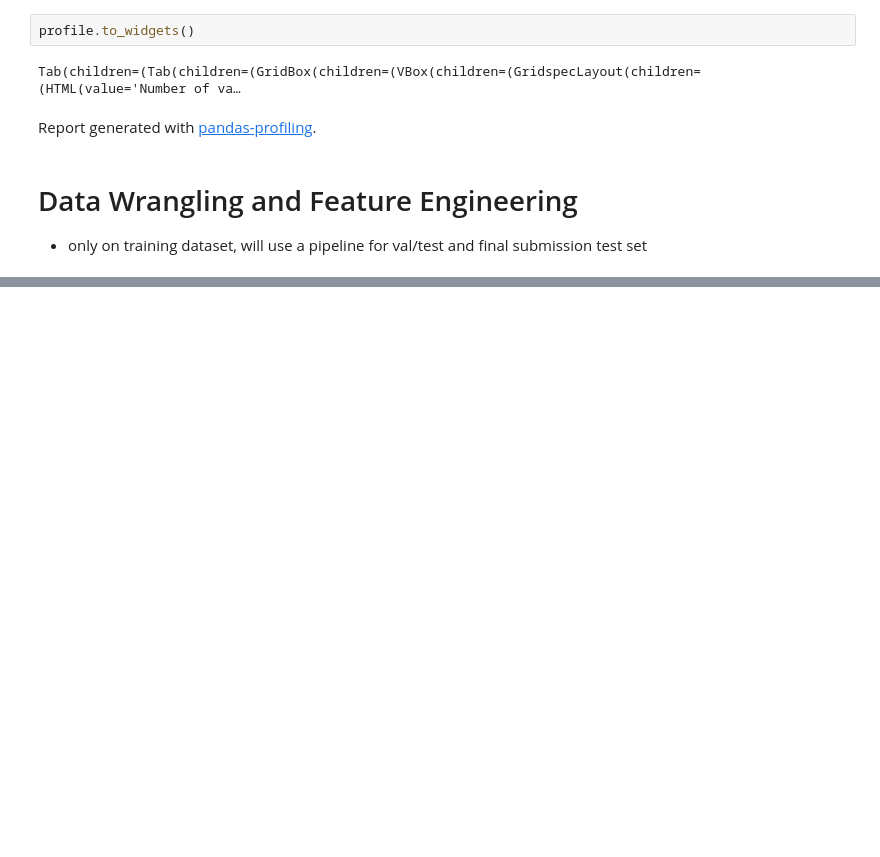
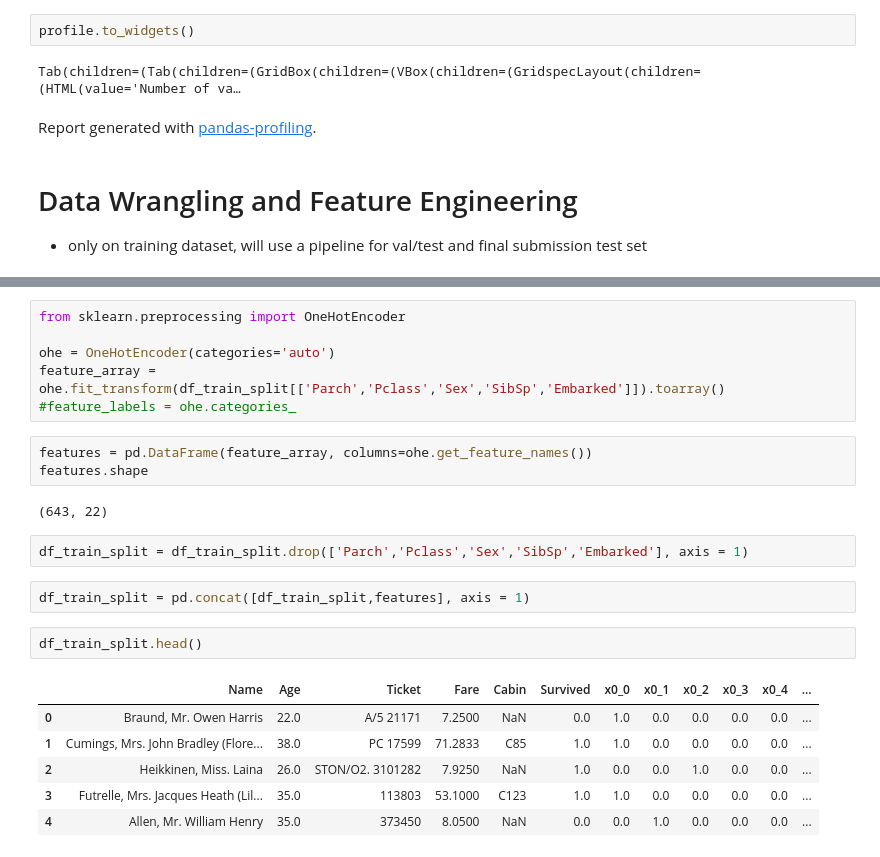
Before and after one commit to radleap/Machine-Learning-Kaggle-Titanic, a Jupyter notebook: titanic-test-20201122.ipynb, the cells around one changed output, grey strips where cells are left out. Drawn from its saved outputs; the diff is of its cells as text; blank space fills up the shorter version.

Commit message:
Updated ipynb mostly data wrangling and cleaning

```diff
--- a/titanic-test-20201122.ipynb
+++ b/titanic-test-20201122.ipynb
@@ -124 +128,25 @@ KeyError: "['PassengerId'] not found in axis"
+# %%
+from sklearn.preprocessing import OneHotEncoder
+
+ohe = OneHotEncoder(categories='auto')
+feature_array = ohe.fit_transform(df_train_split[['Parch','Pclass','Sex','SibSp','Embarked']]).toarray()
+#feature_labels = ohe.categories_
+# %%
+features = pd.DataFrame(feature_array, columns=ohe.get_feature_names())
+features.shape
+# %% [output]
+(643, 22)
+# %%
+df_train_split = df_train_split.drop(['Parch','Pclass','Sex','SibSp','Embarked'], axis = 1)
+# %%
+df_train_split = pd.concat([df_train_split,features], axis = 1)
+# %%
+df_train_split.head()
+# %% [output]
+|  | Name | Age | Ticket | Fare | Cabin | Survived | x0_0 | x0_1 | x0_2 | x0_3 | x0_4 | ... |
+| 0 | Braund, Mr. Owen Harris | 22.0 | A/5 21171 | 7.2500 | NaN | 0.0 | 1.0 | 0.0 | 0.0 | 0.0 | 0.0 | ... |
+| 1 | Cumings, Mrs. John Bradley (Flore... | 38.0 | PC 17599 | 71.2833 | C85 | 1.0 | 1.0 | 0.0 | 0.0 | 0.0 | 0.0 | ... |
+| 2 | Heikkinen, Miss. Laina | 26.0 | STON/O2. 3101282 | 7.9250 | NaN | 1.0 | 0.0 | 0.0 | 1.0 | 0.0 | 0.0 | ... |
+| 3 | Futrelle, Mrs. Jacques Heath (Lil... | 35.0 | 113803 | 53.1000 | C123 | 1.0 | 1.0 | 0.0 | 0.0 | 0.0 | 0.0 | ... |
+| 4 | Allen, Mr. William Henry | 35.0 | 373450 | 8.0500 | NaN | 0.0 | 0.0 | 1.0 | 0.0 | 0.0 | 0.0 | ... |
 # %%
```
Also changed, not shown: parts of 31 cells of this notebook, 1 other file.
